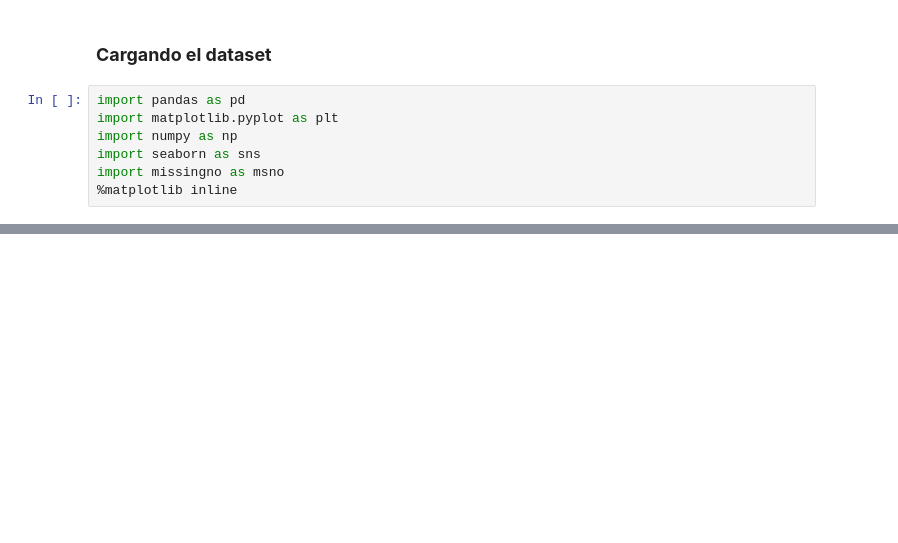
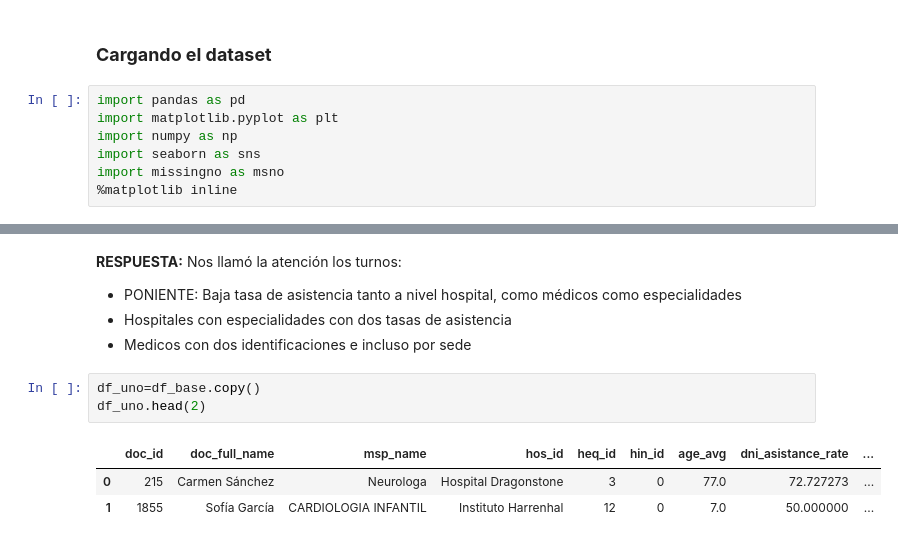
Before and after one commit to manufabregas/Dataset-Asistencia-a-turnos-m-dicos, a Jupyter notebook: TP 2/Práctico_2_Análisis_y_curación_de_datos.ipynb, the cells around one changed output, grey strips where cells are left out. Drawn from its saved outputs; the diff is of its cells as text; blank space fills up the shorter version.

```diff
--- a/TP 2/Práctico_2_Análisis_y_curación_de_datos.ipynb
+++ b/TP 2/Práctico_2_Análisis_y_curación_de_datos.ipynb
@@ -65,0 +81,14 @@ df_original
+# %% [markdown]
+**RESPUESTA:**
+Nos llamó la atención los turnos:
+
+* PONIENTE: Baja tasa de asistencia tanto a nivel hospital, como médicos como especialidades
+* Hospitales con especialidades con dos tasas de asistencia
+* Medicos con dos identificaciones e incluso por sede
+# %%
+df_uno=df_base.copy()
+df_uno.head(2)
+# %% [output]
+|  | doc_id | doc_full_name | msp_name | hos_id | heq_id | hin_id | age_avg | dni_asistance_rate | ... |
+| 0 | 215 | Carmen Sánchez | Neurologa | Hospital Dragonstone | 3 | 0 | 77.0 | 72.727273 | ... |
+| 1 | 1855 | Sofía García | CARDIOLOGIA INFANTIL | Instituto Harrenhal | 12 | 0 | 7.0 | 50.000000 | ... |
```
Also changed, not shown: parts of 23 cells of this notebook.
